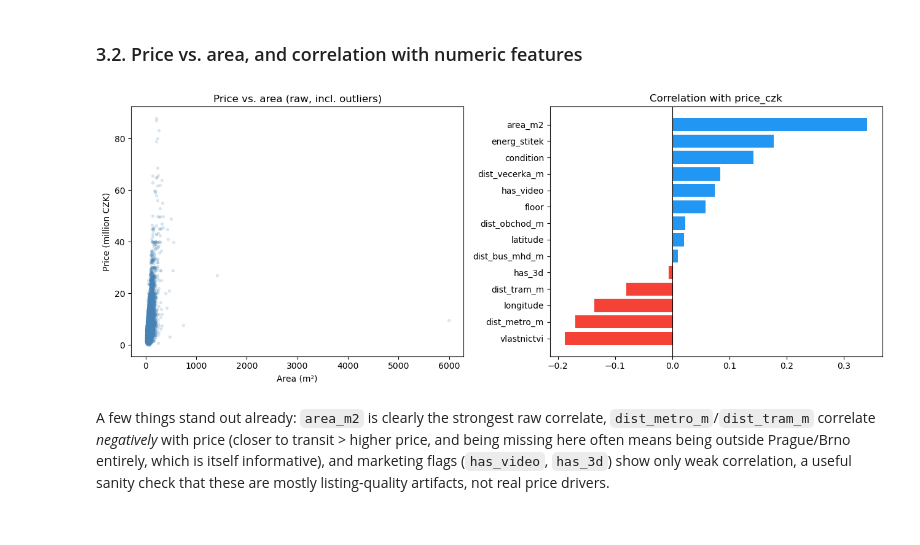
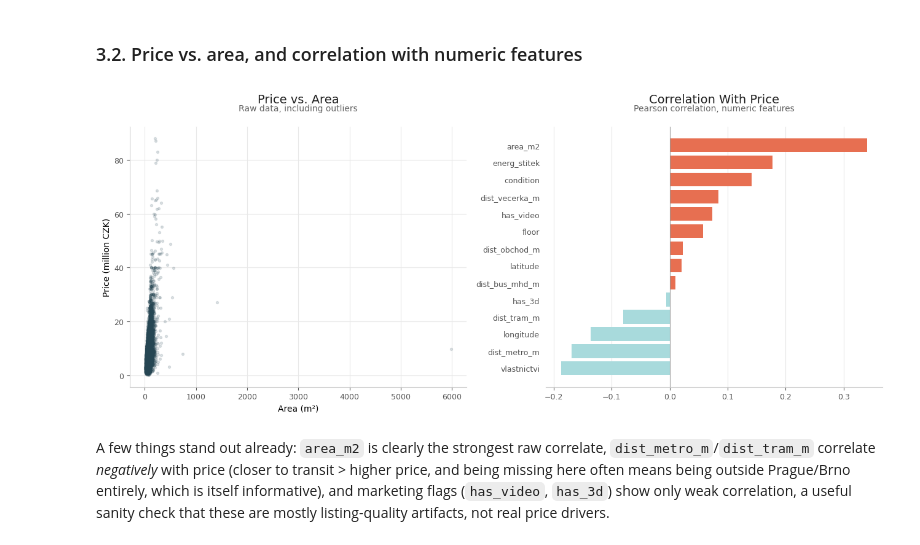
Before and after one commit to akorablov/house_price_prediction, a Jupyter notebook: house_price_cz.ipynb, the cells around one changed output. Saved outputs shown, nothing was run; the diff lists cells and outputs as text; code cells hidden in the pictures.

```diff
--- a/house_price_cz.ipynb
+++ b/house_price_cz.ipynb
@@ -214,26 +240,48 @@ Name: price_czk, dtype: float64
 # %% [markdown]
 ### 3.2. Price vs. area, and correlation with numeric features
 # %%
-fig, axes = plt.subplots(1, 2, figsize=(13, 5))
+fig, axes = plt.subplots(1, 2, figsize=(13, 5.5))
 
-axes[0].scatter(df_clean['area_m2'], df_clean['price_czk'] / 1e6, alpha=0.15, s=8, color='steelblue')
+# Price vs. area
+axes[0].scatter(df_clean['area_m2'], df_clean['price_czk'] / 1e6, alpha=0.15, s=8, color='#264653')
 axes[0].set_xlabel('Area (m²)')
 axes[0].set_ylabel('Price (million CZK)')
-axes[0].set_title('Price vs. area (raw, incl. outliers)')
+axes[0].set_title('Price vs. Area', fontsize=14, loc='center', color='#222', pad=28)
+axes[0].text(0.5, 1.06, 'Raw data, including outliers', transform=axes[0].transAxes,
+             fontsize=10, color='#666', ha='center')
 
+#Correlation with price
 numeric_cols = ['price_czk', 'area_m2', 'latitude', 'longitude', 'floor', 'condition',
                 'energ_stitek', 'vlastnictvi', 'dist_vecerka_m', 'dist_obchod_m',
                 'dist_tram_m', 'dist_metro_m', 'dist_bus_mhd_m', 'has_video', 'has_3d']
 corr = df_clean[numeric_cols].corr()[['price_czk']].drop('price_czk').sort_values('price_czk')
-colors = ['#2196F3' if v >= 0 else '#F44336' for v in corr['price_czk']]
+colors = ['#e76f51' if v >= 0 else '#a8dadc' for v in corr['price_czk']]
+
 axes[1].barh(corr.index, corr['price_czk'], color=colors)
-axes[1].axvline(0, color='black', linewidth=0.8)
-axes[1].set_title('Correlation with price_czk')
+axes[1].axvline(0, color='#999', linewidth=0.8)
+axes[1].set_title('Correlation With Price', fontsize=14, loc='center', color='#222', pad=28)
+axes[1].text(0.5, 1.06, 'Pearson correlation, numeric features', transform=axes[1].transAxes,
+             fontsize=10, color='#666', ha='center')
+
+#Shared cleanup
+for ax in axes:
+    for spine in ['top', 'right']:
+        ax.spines[spine].set_visible(False)
+    ax.spines['left'].set_color('#cccccc')
+    ax.spines['bottom'].set_color('#cccccc')
+    ax.tick_params(colors='#555555', labelsize=9)
+
+axes[0].grid(color='#e8e8e8', linewidth=0.8, zorder=0)
+axes[0].set_axisbelow(True)
+axes[1].grid(axis='x', color='#e8e8e8', linewidth=0.8, zorder=0)
+axes[1].set_axisbelow(True)
+axes[1].tick_params(left=False)
+axes[1].spines['left'].set_visible(False)
 
 plt.tight_layout()
 plt.show()
 # %% [output]
-[figure, old version]
+[figure, new version]
 # %% [markdown]
 A few things stand out already: `area_m2` is clearly the strongest raw correlate, `dist_metro_m`/`dist_tram_m` correlate *negatively* with price (closer to transit > higher price, and being missing here often means being outside Prague/Brno entirely, which is itself informative), and marketing flags (`has_video`, `has_3d`) show only weak correlation, a useful sanity check that these are mostly listing-quality artifacts, not real price drivers.
 # %%
```
Also changed, not shown: parts of 8 cells of this notebook.
